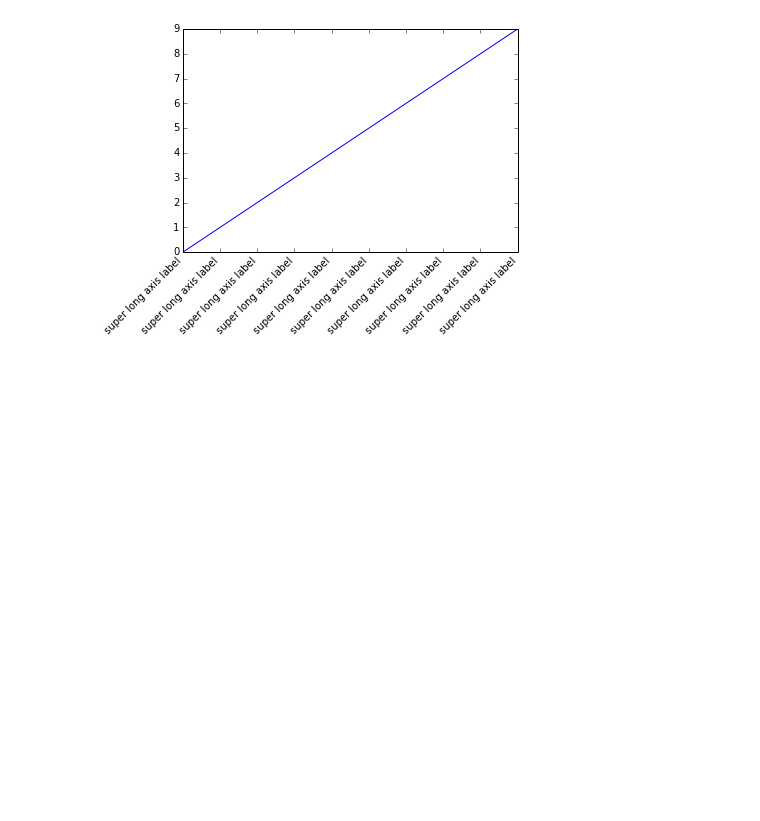
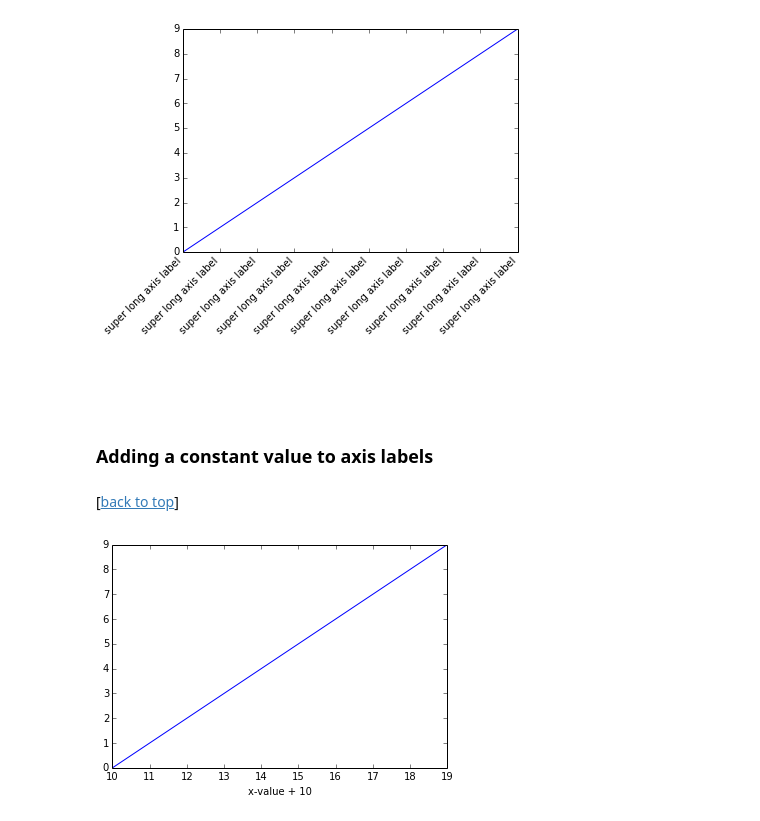
Before and after one commit to rasbt/matplotlib-gallery, a Jupyter notebook: ipynb/formatting.ipynb, the cells around one changed output. Drawn from its saved outputs; the diff is of its cells as text; code cells hidden in the pictures; blank space fills up the shorter version.

Commit message:
adding a consant to axis labels

```diff
--- a/ipynb/formatting.ipynb
+++ b/ipynb/formatting.ipynb
@@ -572,3 +583,27 @@ plt.show()
 # %% [markdown]
 <br>
 <br>
+# %% [markdown]
+### Adding a constant value to axis labels
+# %% [markdown]
+[[back to top](#Sections)]
+# %%
+import matplotlib.pyplot as plt
+
+CONST = 10
+
+x = range(10)
+y = range(10)
+labels = [i+CONST for i in x]
+
+fig, ax = plt.subplots()
+
+plt.plot(x, y)
+plt.xlabel('x-value + 10')
+
+# set custom tick labels
+ax.set_xticklabels(labels)
+
+plt.show()
+# %% [output]
+[figure, added]
```
Also changed, not shown: parts of 6 cells of this notebook.
